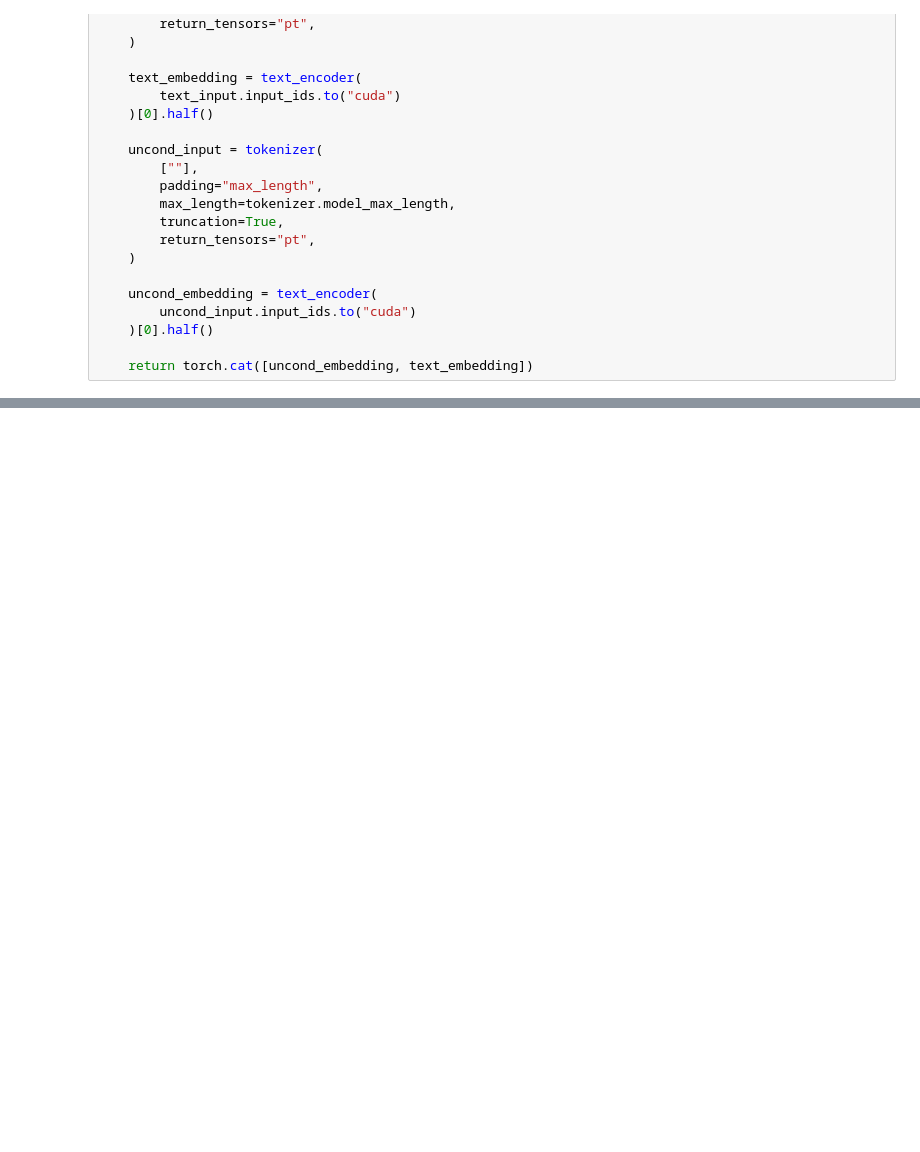
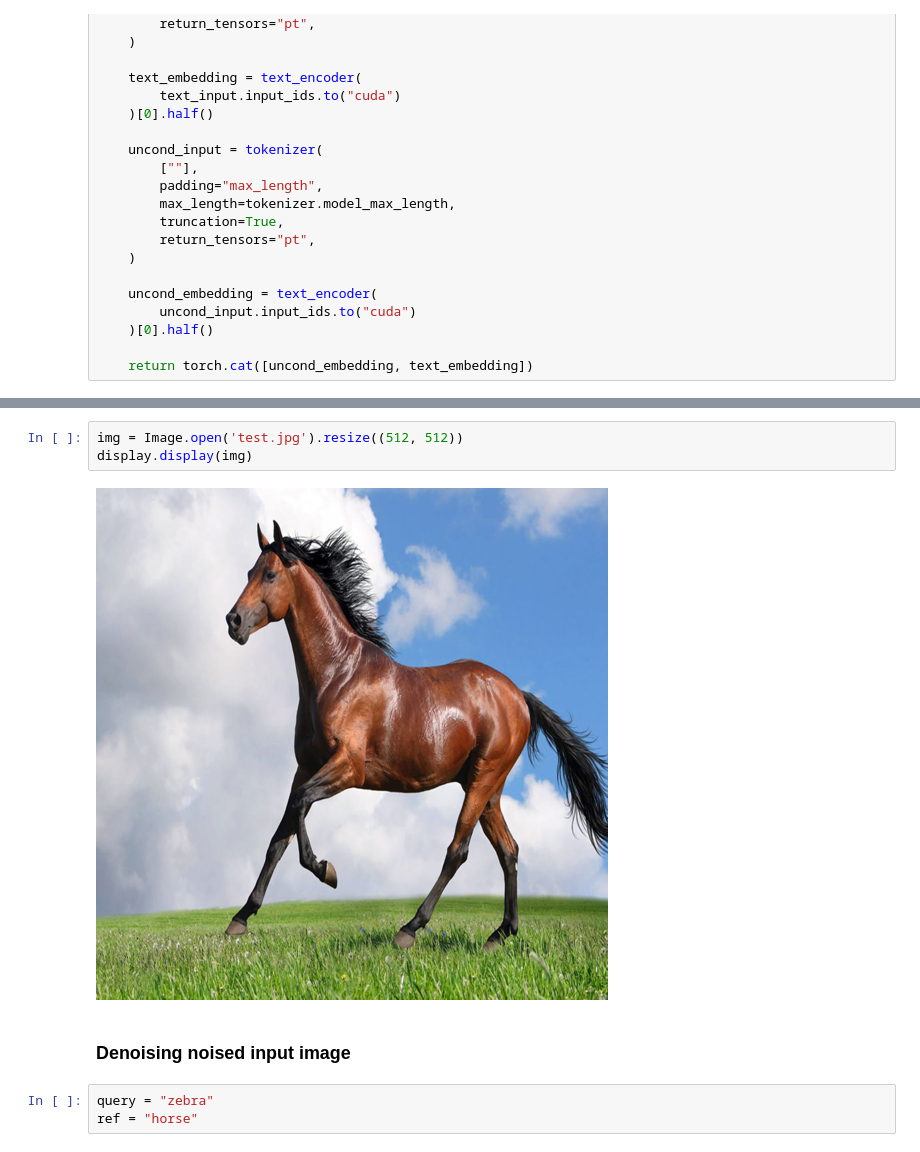
Before and after one commit to daspartho/DiffEdit, a Jupyter notebook: DiffEdit.ipynb, the cells around one changed output, grey strips where cells are left out. Drawn from its saved outputs; the diff is of its cells as text; blank space fills up the shorter version.

Commit message:
denoising input image

```diff
--- a/DiffEdit.ipynb
+++ b/DiffEdit.ipynb
@@ -122,0 +183,10 @@ def prep_text(prompt):
+# %%
+img = Image.open('test.jpg').resize((512, 512))
+display.display(img)
+# %% [output]
+[figure, added]
+# %% [markdown]
+### Denoising noised input image
+# %%
+query = "zebra"
+ref = "horse"
```
Also changed, not shown: parts of 12 cells of this notebook.
